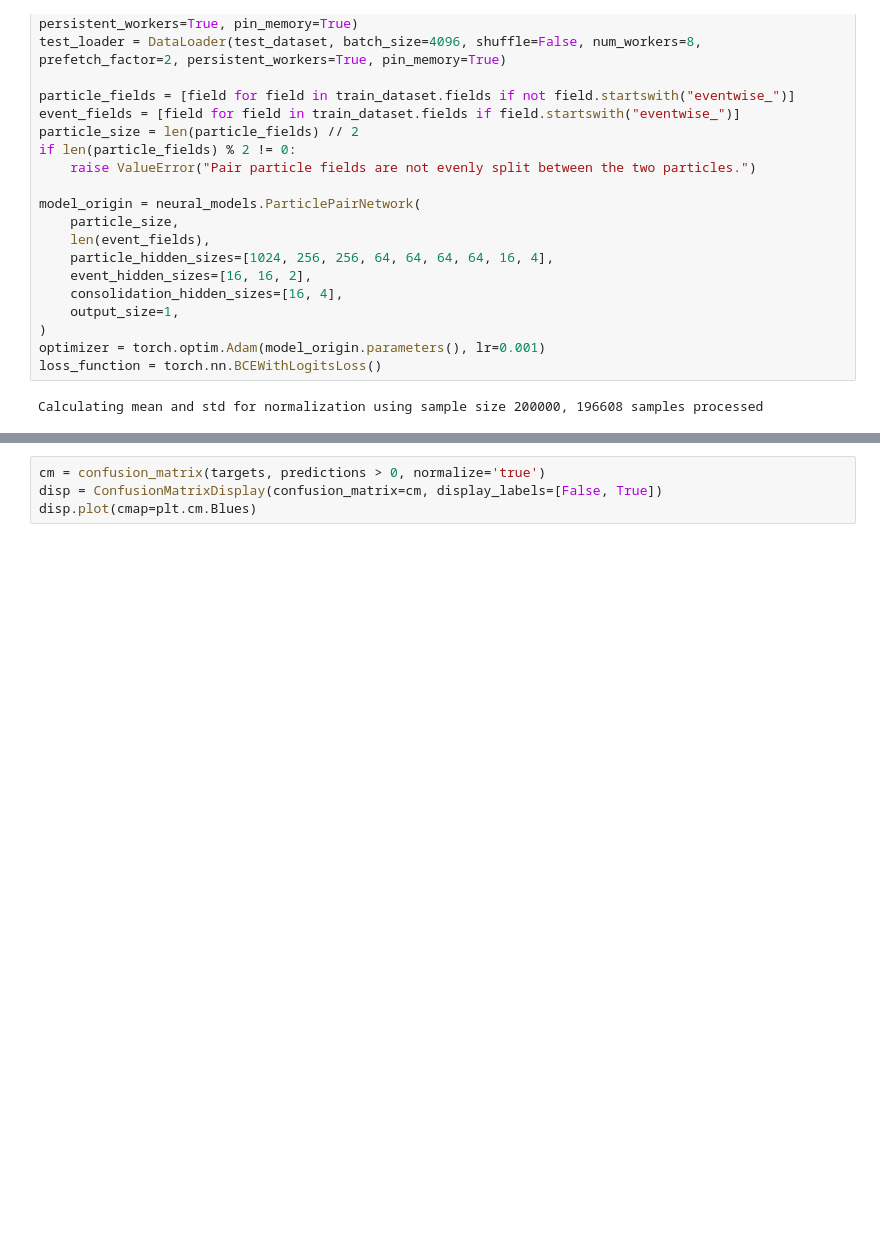
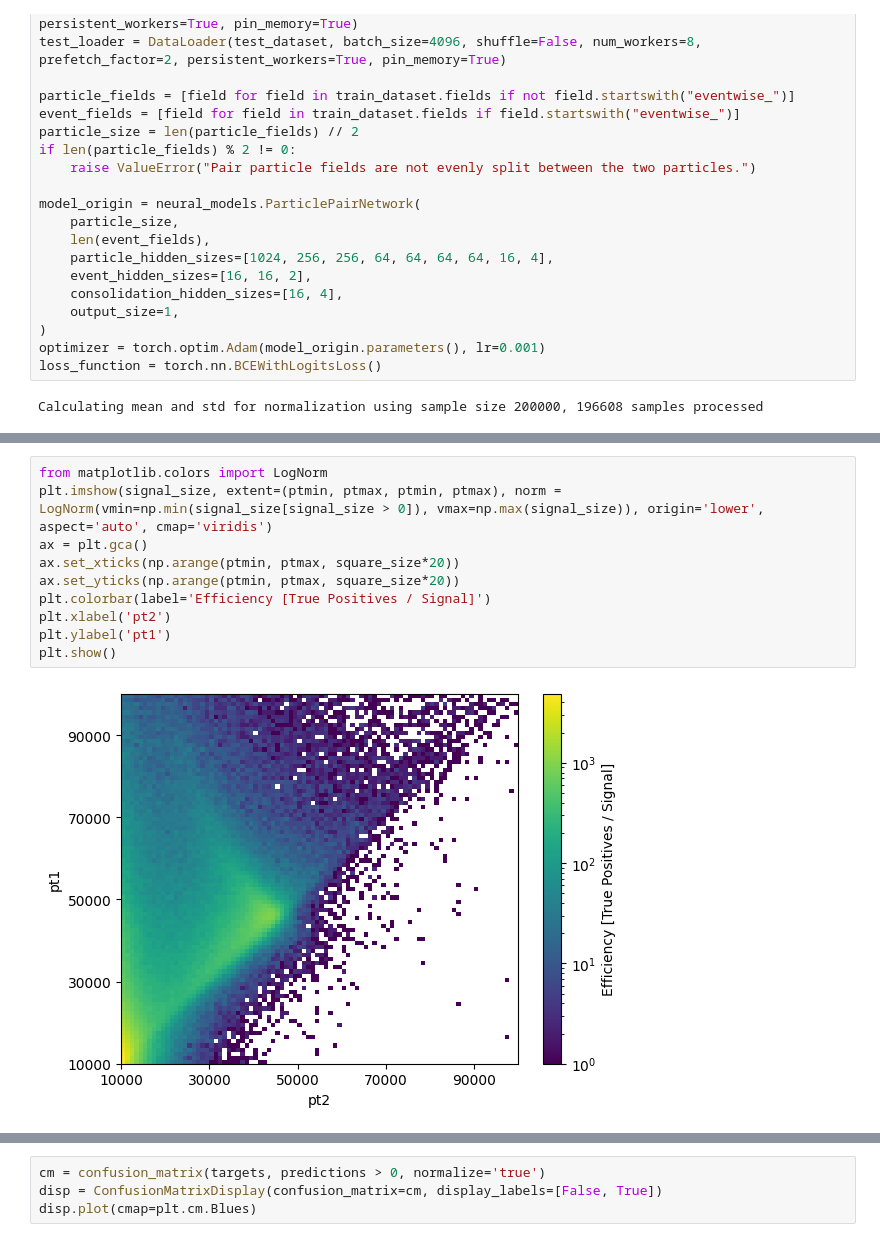
Before and after one commit to Le-Jonas/Masters_project, a Jupyter notebook: ML_lite.ipynb, the cells around one changed output, grey strips where cells are left out. Drawn from its saved outputs; the diff is of its cells as text; blank space fills up the shorter version.

```diff
--- a/ML_lite.ipynb
+++ b/ML_lite.ipynb
@@ -313,3 +444,15 @@ print(len(targets), len(predictions))
+# %%
+from matplotlib.colors import LogNorm
+plt.imshow(signal_size, extent=(ptmin, ptmax, ptmin, ptmax), norm = LogNorm(vmin=np.min(signal_size[signal_size > 0]), vmax=np.max(signal_size)), origin='lower', aspect='auto', cmap='viridis')
+ax = plt.gca()
+ax.set_xticks(np.arange(ptmin, ptmax, square_size*20))
+ax.set_yticks(np.arange(ptmin, ptmax, square_size*20))
+plt.colorbar(label='Efficiency [True Positives / Signal]')
+plt.xlabel('pt2')
+plt.ylabel('pt1')
+plt.show()
+# %% [output]
+[figure, added]
 # %%
 roc_curve_data = roc_curve(targets, predictions)
 plt.figure(figsize=(8, 6))
```
Also changed, not shown: parts of 27 cells of this notebook, 4 other files.
